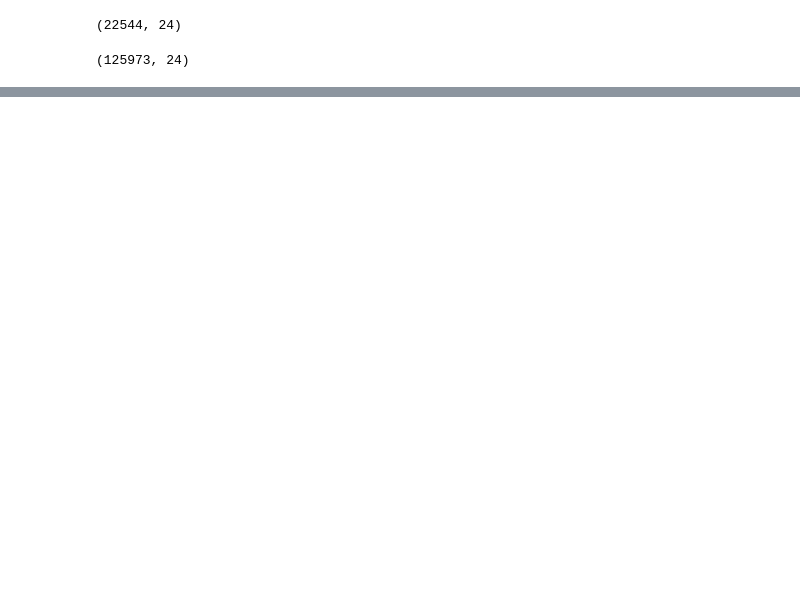
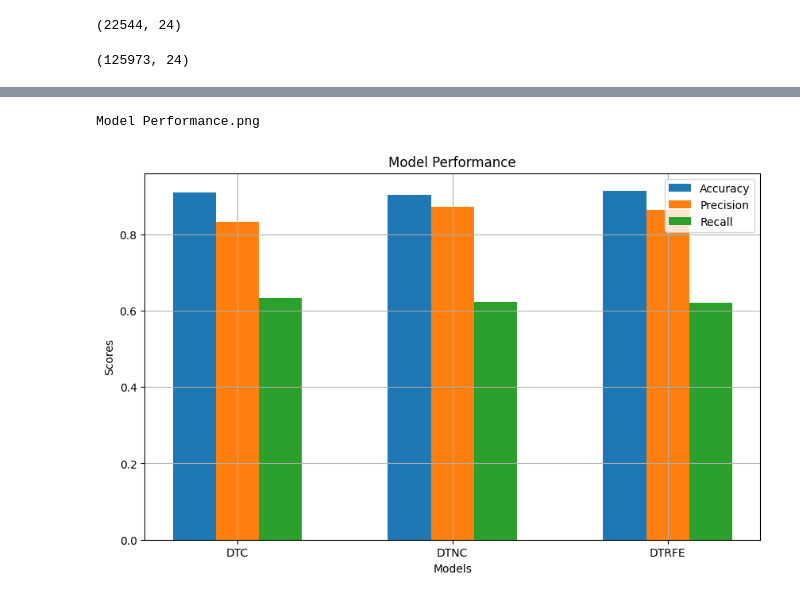
Before and after one commit to shiri9/ANN-NSL-KDD, a Jupyter notebook: ANN_NSL_KDD.ipynb, the cells around one changed output, grey strips where cells are left out. Drawn from its saved outputs; the diff is of its cells as text; code cells hidden in the pictures; blank space fills up the shorter version.

```diff
--- a/ANN_NSL_KDD.ipynb
+++ b/ANN_NSL_KDD.ipynb
@@ -828,0 +1053,45 @@ Confusion matrix saved as confusion_matrix.png
+# %%
+import matplotlib.pyplot as plt
+
+# Example data
+models = ['DTC', 'DTNC', 'DTRFE']
+accuracies = [0.909, 0.902, 0.914]
+precisions = [0.832, 0.872, 0.863]
+recalls = [0.633, 0.623, 0.620]
+
+# Bar positions
+x = range(len(models))
+
+plt.figure(figsize=(10, 6))
+
+
+# Plotting the bar chart
+plt.bar(x, accuracies, width=0.2, label='Accuracy')
+plt.bar([i + 0.2 for i in x], precisions, width=0.2, label='Precision')
+plt.bar([i + 0.4 for i in x], recalls, width=0.2, label='Recall')
+
+# X-axis labels and title
+plt.xlabel('Models')
+plt.ylabel('Scores')
+plt.title('Model Performance')
+
+# Customizing x-axis tick labels
+plt.xticks([i + 0.2 for i in x], models)
+
+
+# Adding a legend
+plt.legend()
+
+plt.grid()
+
+# Save the plot as an image file
+plt.savefig('Model Performance.png', dpi=300)
+
+# Display a message indicating the file has been saved
+print("Model Performance.png")
+
+# Display the chart
+plt.show()
+# %% [output]
+Model Performance.png
+[figure, added]
```
Also changed, not shown: parts of 23 cells of this notebook.
